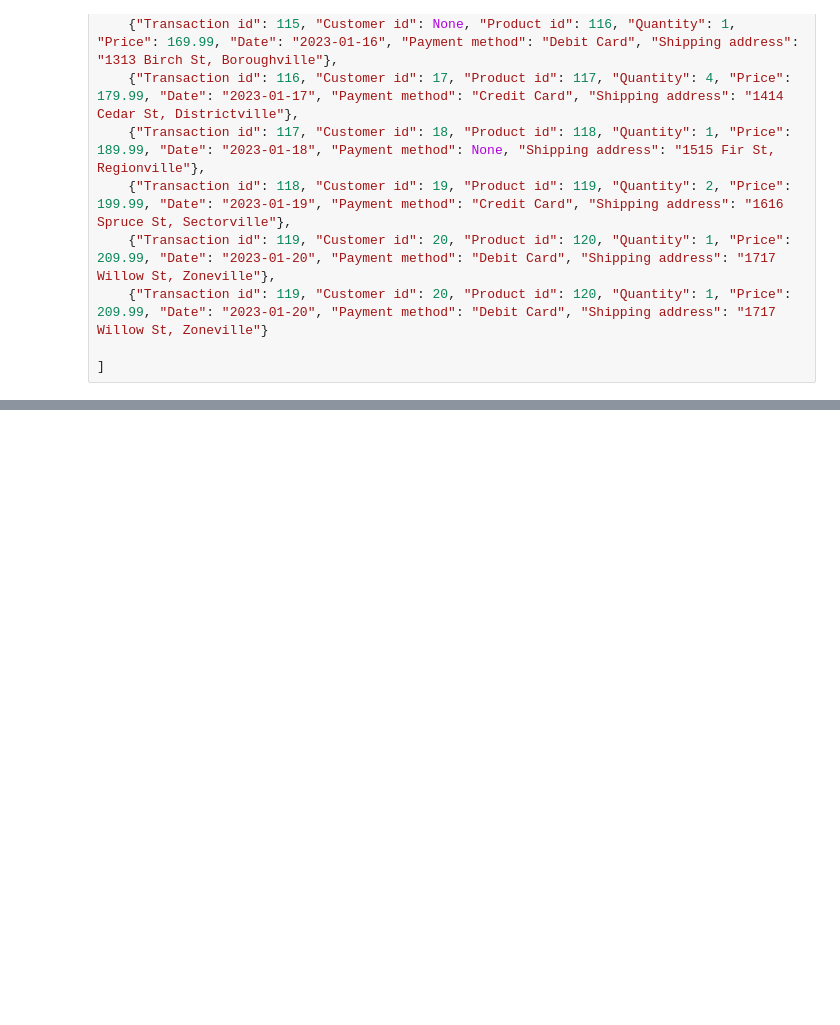
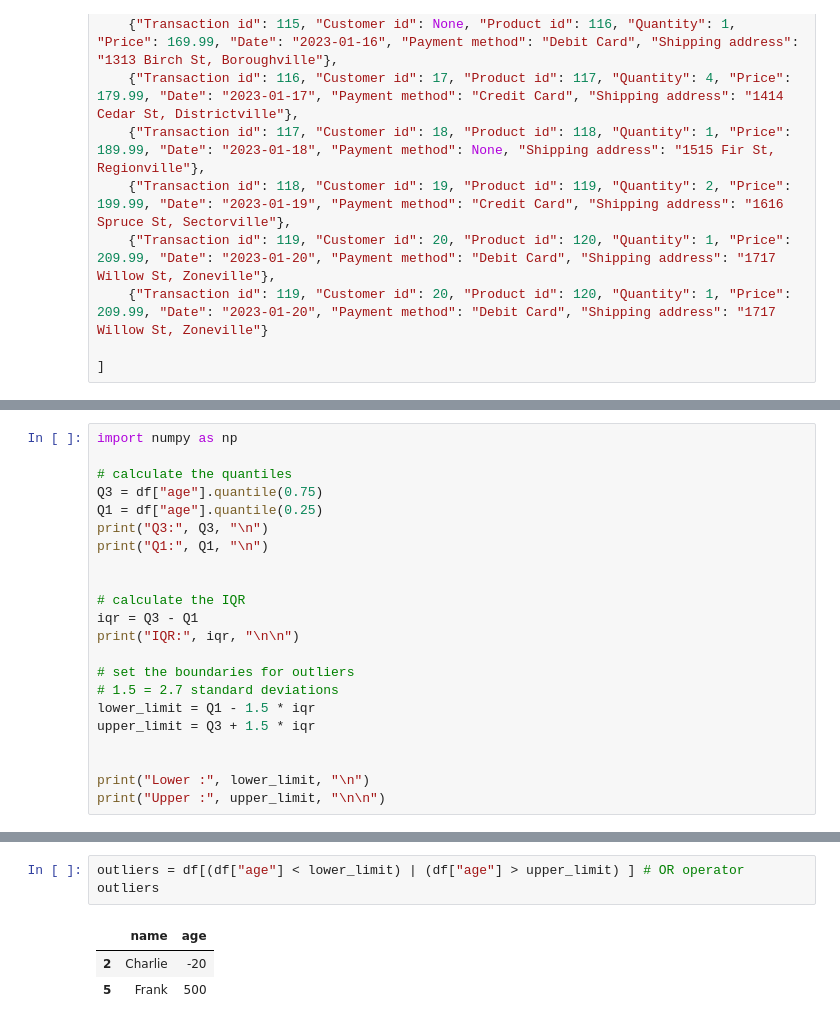
Before and after one commit to devidrees/Codroid-April-Batch, a Jupyter notebook: Day 14 - Data Cleaning.ipynb, the cells around one changed output, grey strips where cells are left out. Drawn from its saved outputs; the diff is of its cells as text; blank space fills up the shorter version.

```diff
--- a/Day 14 - Data Cleaning.ipynb
+++ b/Day 14 - Data Cleaning.ipynb
@@ -29,0 +123,22 @@ data = [
+# %%
+import numpy as np
+
+# calculate the quantiles
+Q3 = df["age"].quantile(0.75)
+Q1 = df["age"].quantile(0.25)
+print("Q3:", Q3, "\n")
+print("Q1:", Q1, "\n")
+
+
+# calculate the IQR
+iqr = Q3 - Q1
+print("IQR:", iqr, "\n\n")
+
+# set the boundaries for outliers
+# 1.5 = 2.7 standard deviations
+lower_limit = Q1 - 1.5 * iqr
+upper_limit = Q3 + 1.5 * iqr
+
+
+print("Lower :", lower_limit, "\n")
+print("Upper :", upper_limit, "\n\n")
@@ -29,0 +181,7 @@ data = [
+# %%
+outliers = df[(df["age"] < lower_limit) | (df["age"] > upper_limit) ] # OR operator
+outliers
+# %% [output]
+|  | name | age |
+| 2 | Charlie | -20 |
+| 5 | Frank | 500 |
```
Also changed, not shown: parts of 11 cells of this notebook.
